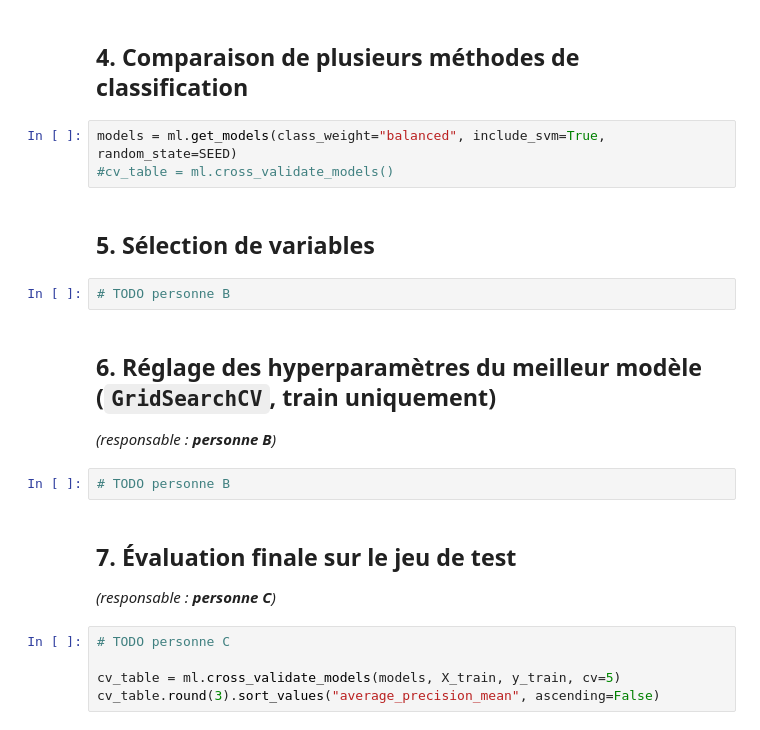
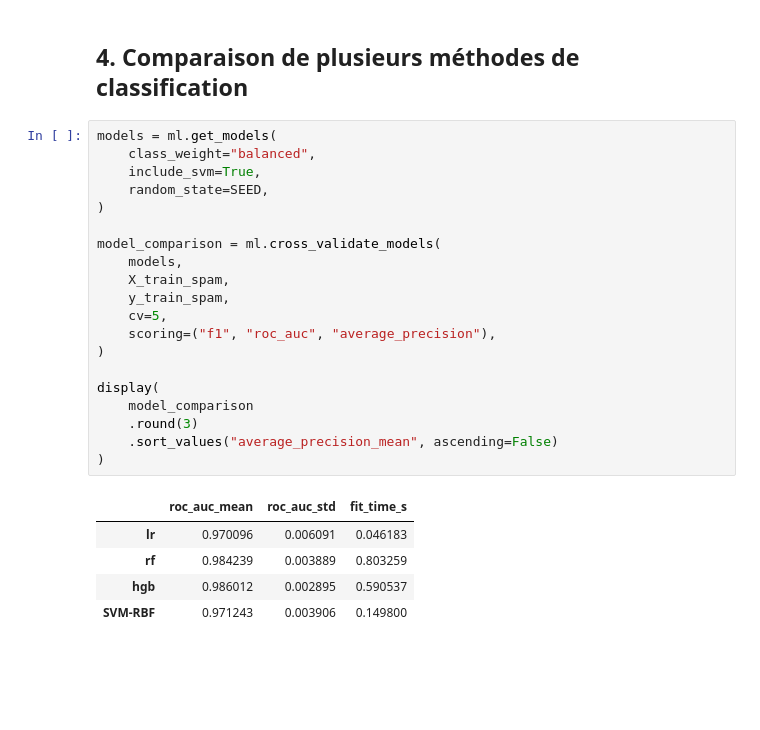
Before and after one commit to j4niro/ml-project, a Jupyter notebook: 01_spambase.ipynb, the cells around one changed output. Cells and saved outputs as stored; diff of their text form; blank space fills up the shorter version.

```diff
--- a/01_spambase.ipynb
+++ b/01_spambase.ipynb
@@ -157,22 +157,28 @@ Pipeline(steps=[('imputer', SimpleImputer(strategy='median')),
 # %% [markdown]
 ## 4. Comparaison de plusieurs méthodes de classification
 # %%
-models = ml.get_models(class_weight="balanced", include_svm=True, random_state=SEED)
-#cv_table = ml.cross_validate_models()
+models = ml.get_models(
+    class_weight="balanced",
+    include_svm=True,
+    random_state=SEED,
+)
+
+model_comparison = ml.cross_validate_models(
+    models,
+    X_train_spam,
+    y_train_spam,
+    cv=5,
+    scoring=("f1", "roc_auc", "average_precision"),
+)
+
+display(
+    model_comparison
+    .round(3)
+    .sort_values("average_precision_mean", ascending=False)
+)
+# %% [output]
+|  | roc_auc_mean | roc_auc_std | fit_time_s |
+| lr | 0.970096 | 0.006091 | 0.046183 |
+| rf | 0.984239 | 0.003889 | 0.803259 |
+| hgb | 0.986012 | 0.002895 | 0.590537 |
+| SVM-RBF | 0.971243 | 0.003906 | 0.149800 |
-# %% [markdown]
-## 5. Sélection de variables
-# %%
-# TODO personne B
-# %% [markdown]
-## 6. Réglage des hyperparamètres du meilleur modèle (`GridSearchCV`, train uniquement)
-*(responsable : **personne B**)*
-# %%
-# TODO personne B
-# %% [markdown]
-## 7. Évaluation finale sur le jeu de test
-*(responsable : **personne C**)*
-# %%
-# TODO personne C
-
-cv_table = ml.cross_validate_models(models, X_train, y_train, cv=5)
-cv_table.round(3).sort_values("average_precision_mean", ascending=False)
```
Also changed, not shown: parts of 15 cells of this notebook, 3 other files.
